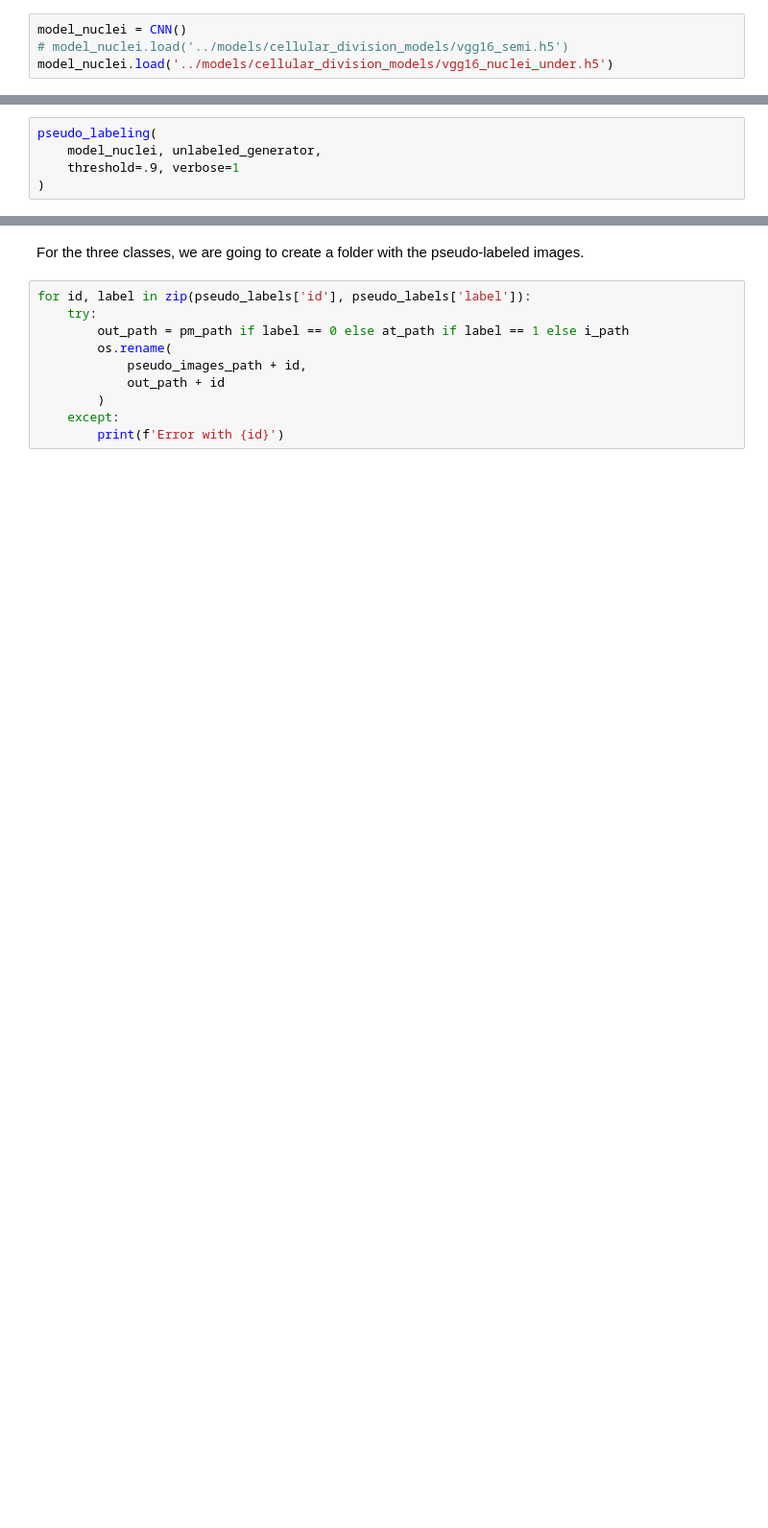
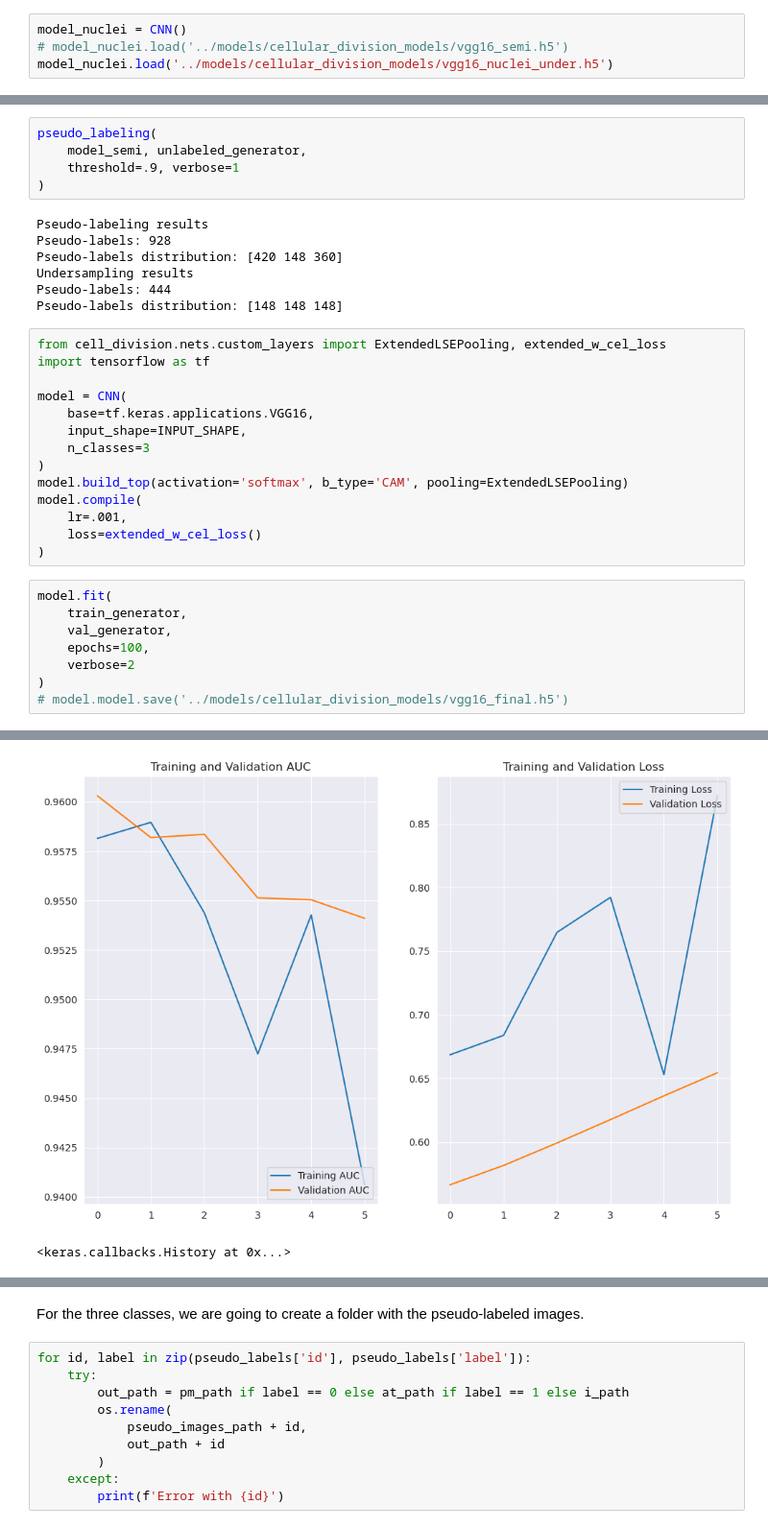
Before and after one commit to ignacio-ms/PyMorph, a Jupyter notebook: notebooks/0-Placeholder.ipynb, the cells around one changed output, grey strips where cells are left out. Shown at 96% size. Drawn from its saved outputs; the diff is of its cells as text; blank space fills up the shorter version.

```diff
--- a/notebooks/0-Placeholder.ipynb
+++ b/notebooks/0-Placeholder.ipynb
@@ -176,5 +186,35 @@ Anaphase/Telophase       0.82      0.86      0.84        42
 # %%
 pseudo_labeling(
-    model_nuclei, unlabeled_generator,
+    model_semi, unlabeled_generator,
     threshold=.9, verbose=1
 )
+# %% [output]
+Pseudo-labeling results
+Pseudo-labels: 928
+Pseudo-labels distribution: [420 148 360]
+Undersampling results
+Pseudo-labels: 444
+Pseudo-labels distribution: [148 148 148]
+# %%
+from cell_division.nets.custom_layers import ExtendedLSEPooling, extended_w_cel_loss
+import tensorflow as tf
+
+model = CNN(
+    base=tf.keras.applications.VGG16,
+    input_shape=INPUT_SHAPE,
+    n_classes=3
+)
+model.build_top(activation='softmax', b_type='CAM', pooling=ExtendedLSEPooling)
+model.compile(
+    lr=.001,
+    loss=extended_w_cel_loss()
+)
+# %%
+model.fit(
+    train_generator,
+    val_generator,
+    epochs=100,
+    verbose=2
+)
+# model.model.save('../models/cellular_division_models/vgg16_final.h5')
+# %% [output]
@@ -180,0 +234,2 @@ pseudo_labeling(
+[figure, added]
+<keras.callbacks.History at 0x...>
```
Also changed, not shown: parts of 8 cells of this notebook, 3 other files.
